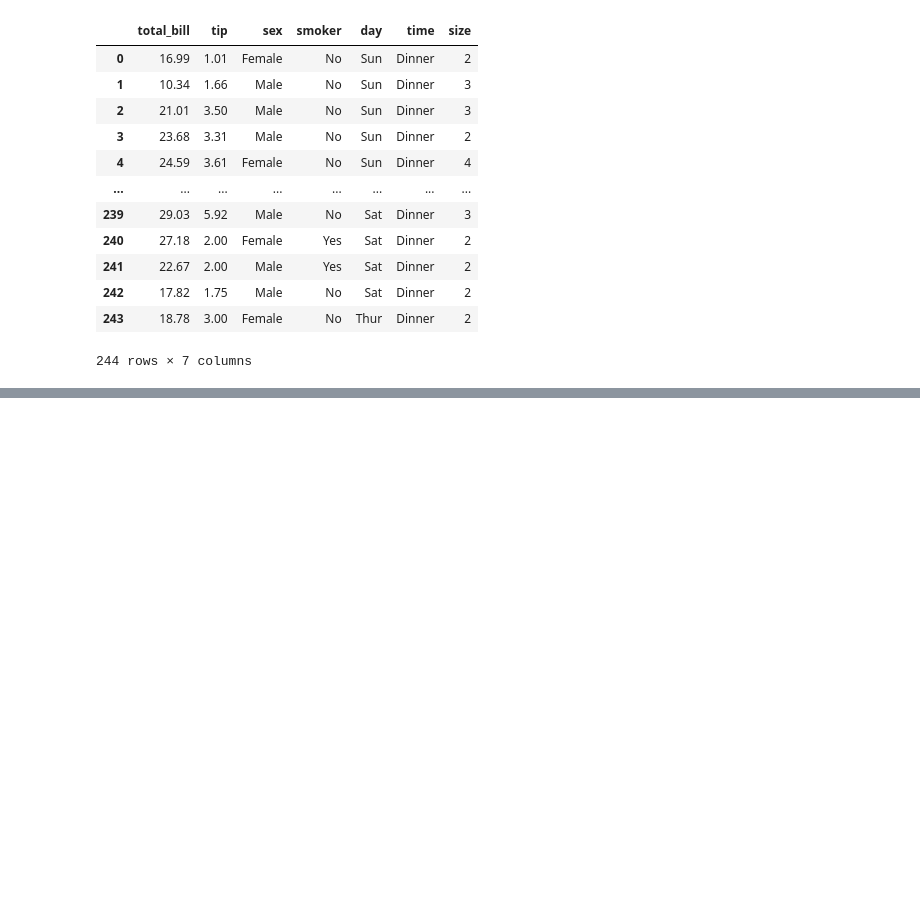
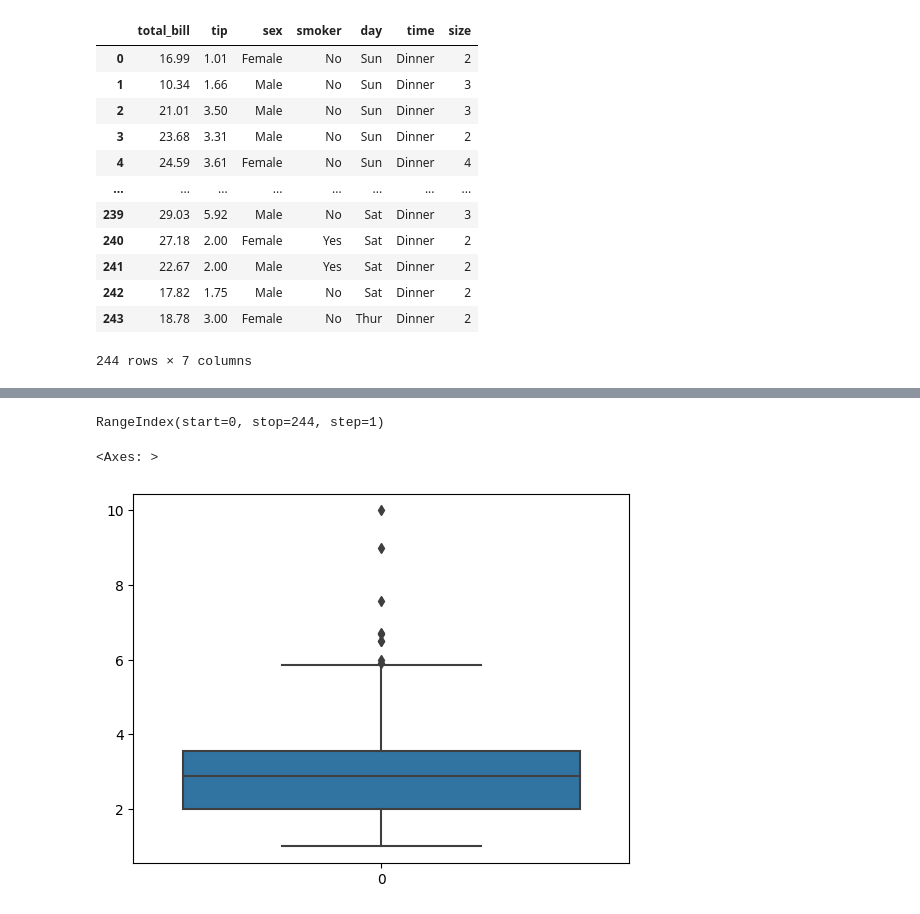
Before and after one commit to favorsyoon/python_advance, a Jupyter notebook: 04-26/seaborn_basic.ipynb, the cells around one changed output, grey strips where cells are left out. Saved outputs shown, nothing was run; the diff lists cells and outputs as text; code cells hidden in the pictures; blank space fills up the shorter version.

```diff
--- a/04-26/seaborn_basic.ipynb
+++ b/04-26/seaborn_basic.ipynb
@@ -44,0 +96,9 @@ tips_df.describe()
+# %%
+tips_df.index
+# %% [output]
+RangeIndex(start=0, stop=244, step=1)
+# %%
+sns.boxplot(tips_df['tip'])
+# %% [output]
+<Axes: >
+[figure, added]
```
Also changed, not shown: parts of 45 cells of this notebook, 2 other files.
